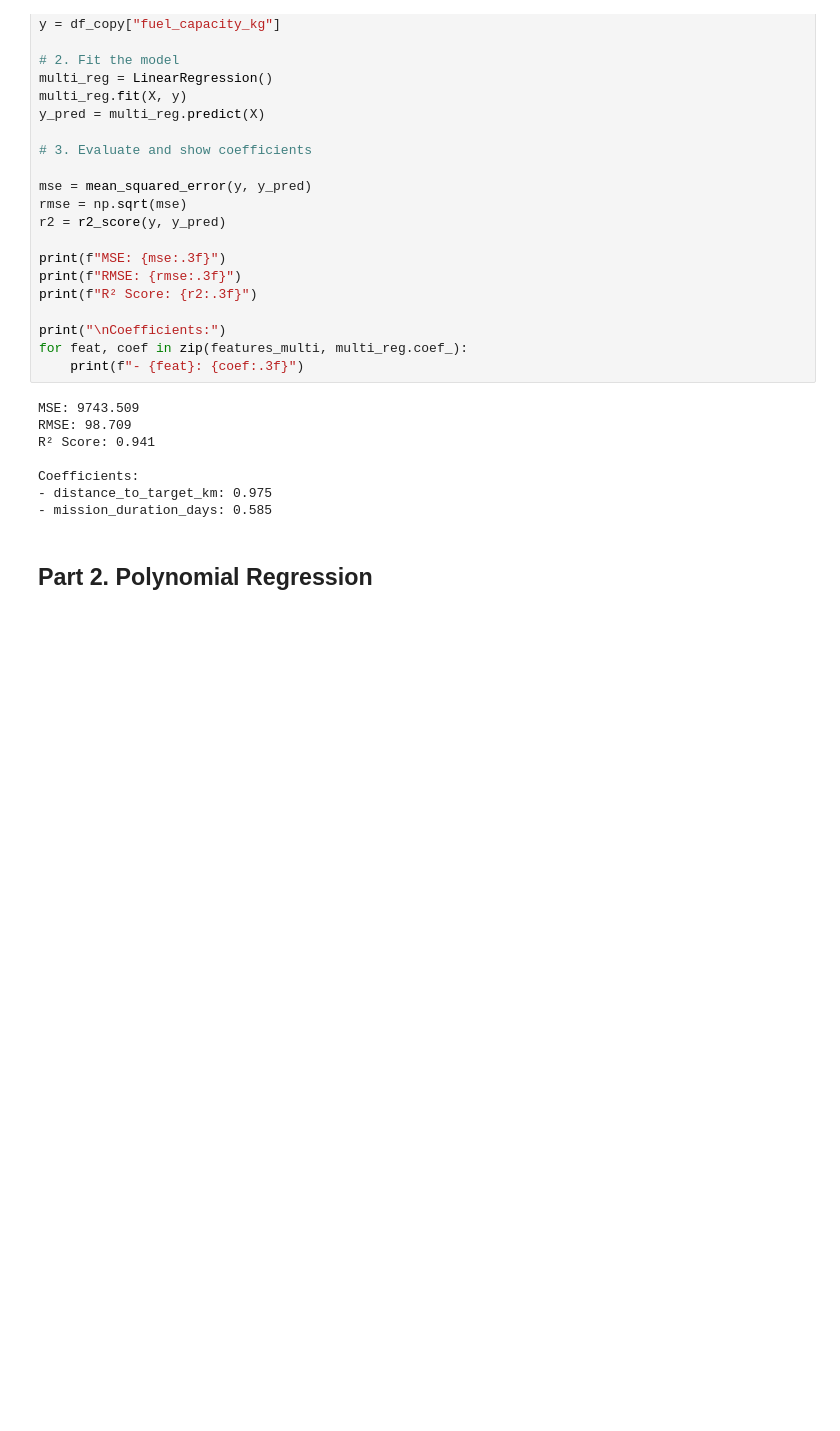
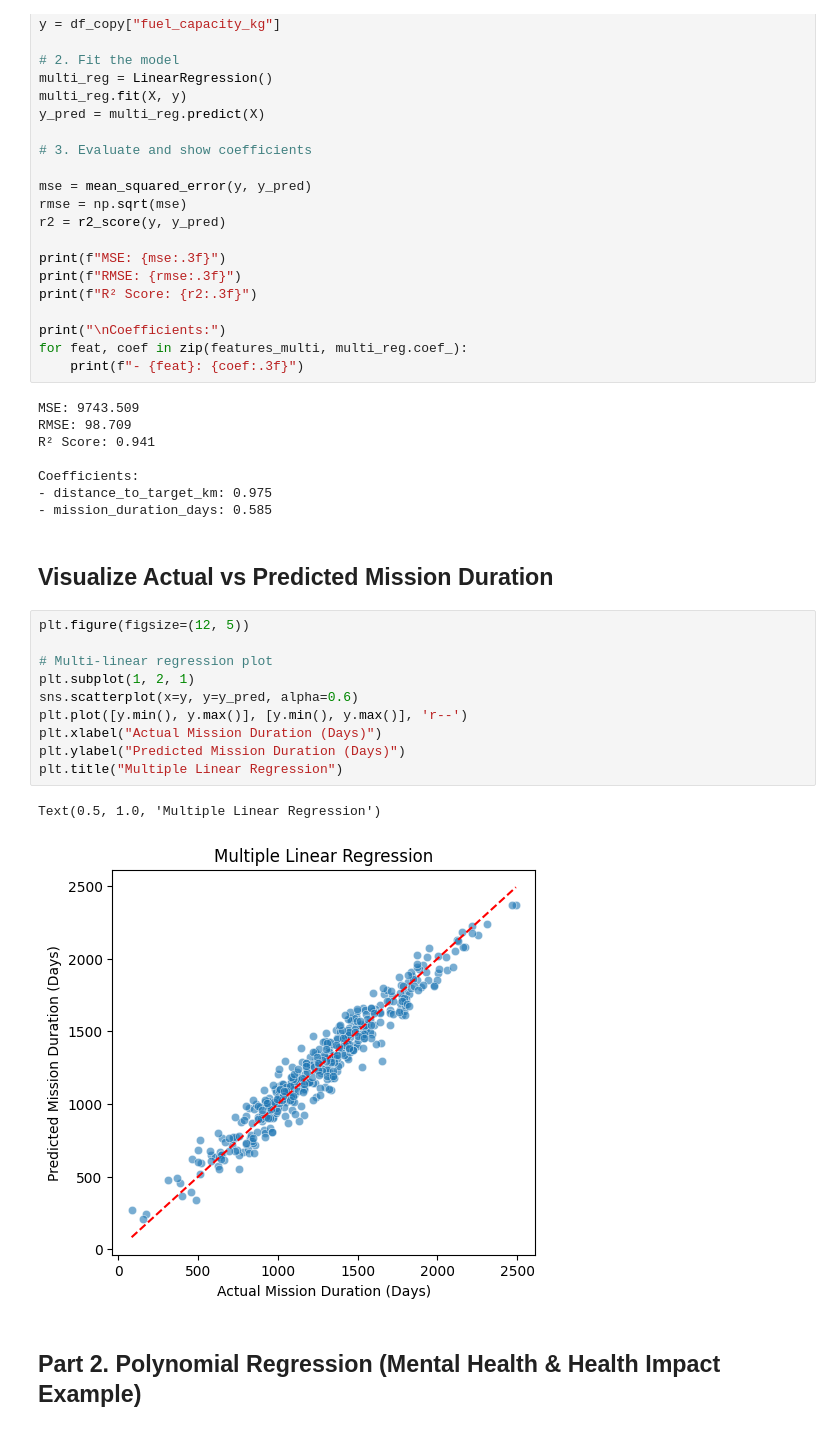
Before and after one commit to itsamrithaa/10DayDataSeries, a Jupyter notebook: notebooks/2-multi-poly-regression.ipynb, the cells around one changed output. Drawn from its saved outputs; the diff is of its cells as text; blank space fills up the shorter version.

```diff
--- a/notebooks/2-multi-poly-regression.ipynb
+++ b/notebooks/2-multi-poly-regression.ipynb
@@ -61,6 +61,21 @@ R² Score: 0.941
 Coefficients:
 - distance_to_target_km: 0.975
 - mission_duration_days: 0.585
+# %% [markdown]
+## Visualize Actual vs Predicted Mission Duration
+# %%
+plt.figure(figsize=(12, 5))
+
+# Multi-linear regression plot
+plt.subplot(1, 2, 1)
+sns.scatterplot(x=y, y=y_pred, alpha=0.6)
+plt.plot([y.min(), y.max()], [y.min(), y.max()], 'r--')
+plt.xlabel("Actual Mission Duration (Days)")
+plt.ylabel("Predicted Mission Duration (Days)")
+plt.title("Multiple Linear Regression")
+# %% [output]
+Text(0.5, 1.0, 'Multiple Linear Regression')
+[figure, added]
 # %% [markdown]
-## Part 2. Polynomial Regression
+## Part 2. Polynomial Regression (Mental Health & Health Impact Example)
 # %%
```
Also changed, not shown: parts of 5 cells of this notebook, 1 other file.
